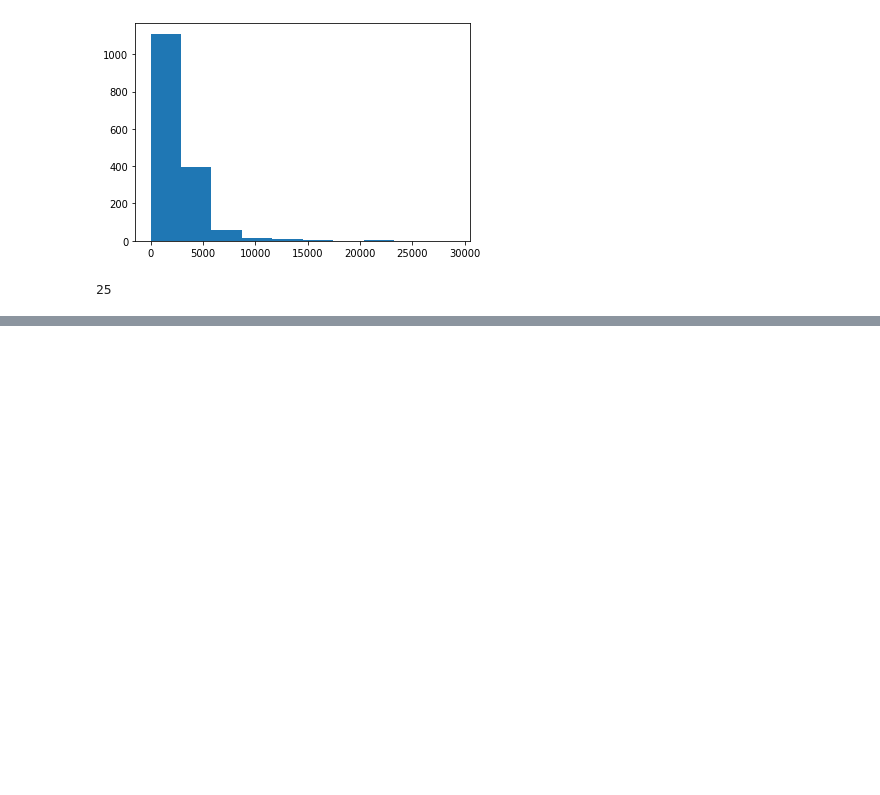
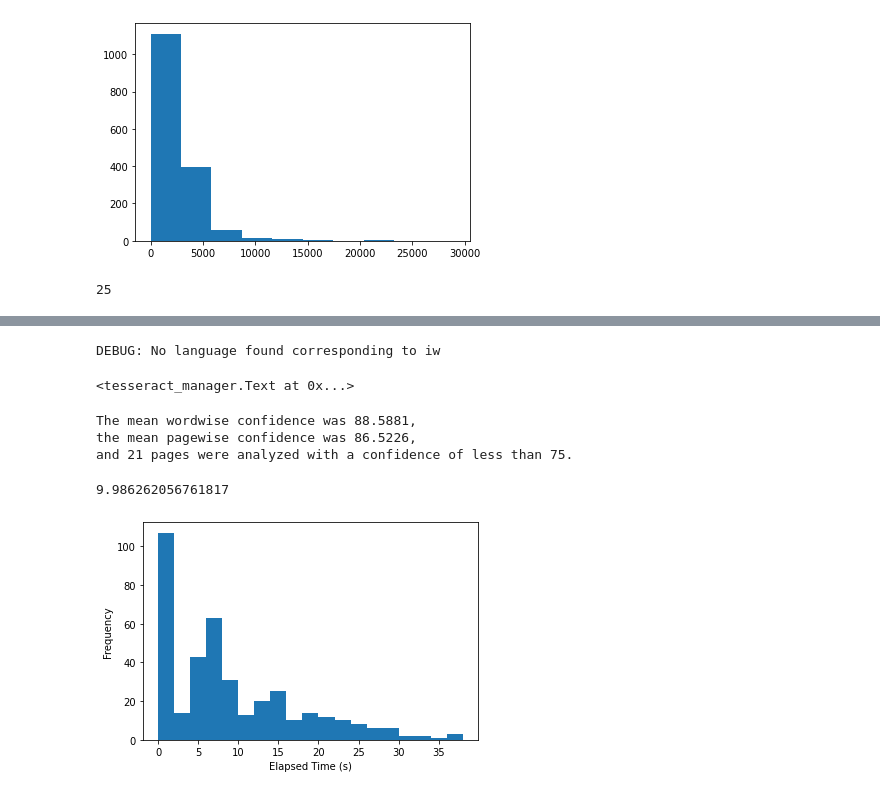
Before and after one commit to ancient-world-citation-analysis/awca-ocr, a Jupyter notebook: PreliminaryPerformanceAnalysis.ipynb, the cells around one changed output, grey strips where cells are left out. Cells and saved outputs as stored; diff of their text form; code cells hidden in the pictures; blank space fills up the shorter version.

Commit message:
Test, debug language detection changes in Python3.7 runtime.

```diff
--- a/PreliminaryPerformanceAnalysis.ipynb
+++ b/PreliminaryPerformanceAnalysis.ipynb
@@ -532,0 +564,42 @@ len([a for a in original_text if a == '�'])
+# %%
+src = 'development_sample.pdf'
+out = 'development_sample_out8'
+Text(src, out).save_ocr()
+# %% [output]
+DEBUG: No language found corresponding to iw
+# %%
+with open('development_sample_out8/analysis.pickle', 'rb') as dbfile:
+  it5 = pickle.load(dbfile)
+it5
+# %% [output]
+<tesseract_manager.Text at 0x...>
+# %%
+mean_confidences = list(
+    conf for conf in it5.mean_confidences if not pd.isna(conf)
+)
+print('The mean wordwise confidence was {:.4f},\nthe mean pagewise confidence '
+  'was {:.4f},\nand {} pages were analyzed with a confidence of less than '
+  '75.'.format(
+      statistics.mean(
+          confidence
+          for data in [data for data in it5.metadata if data is not None]
+          for confidence in data.conf if confidence > -1
+      ),
+      statistics.mean(mean_confidences),
+      sum(conf < 75 for conf in mean_confidences)
+  ))
+# %% [output]
+The mean wordwise confidence was 88.5881,
+the mean pagewise confidence was 86.5226,
+and 21 pages were analyzed with a confidence of less than 75.
+# %%
+times = list(it5.times[i] - it5.times[i-1] for i in range(1, len(it5.times)))
+statistics.mean(times)
+# %% [output]
+9.986262056761817
+# %%
+plt.hist(times, bins=range(0, 40, 2))
+plt.xlabel('Elapsed Time (s)')
+plt.ylabel('Frequency');
+# %% [output]
+[figure, added]
```
Also changed, not shown: parts of 9 cells of this notebook, 5 other files.
